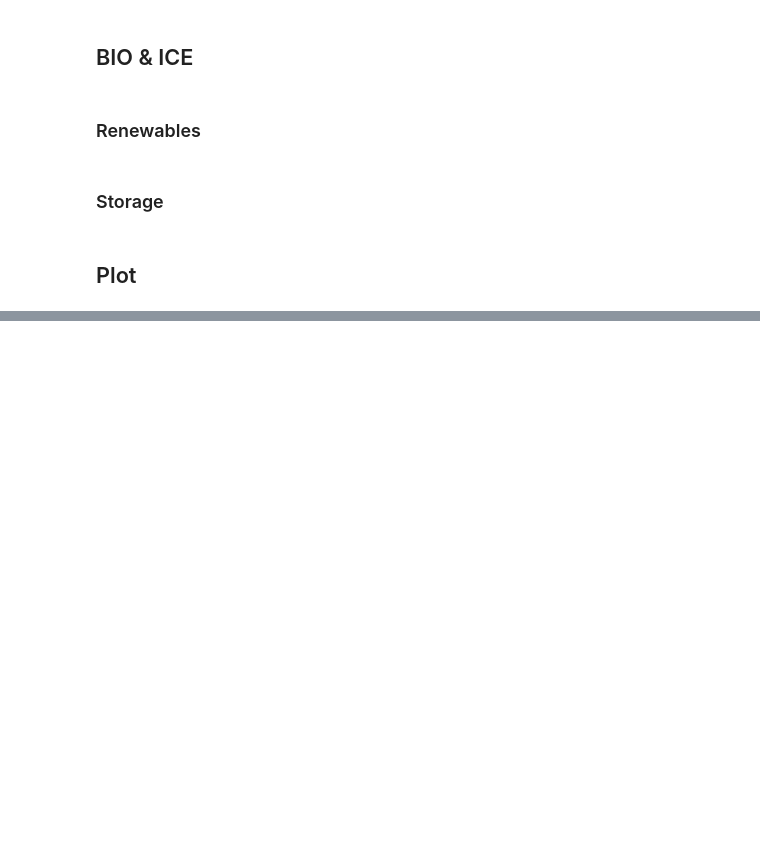
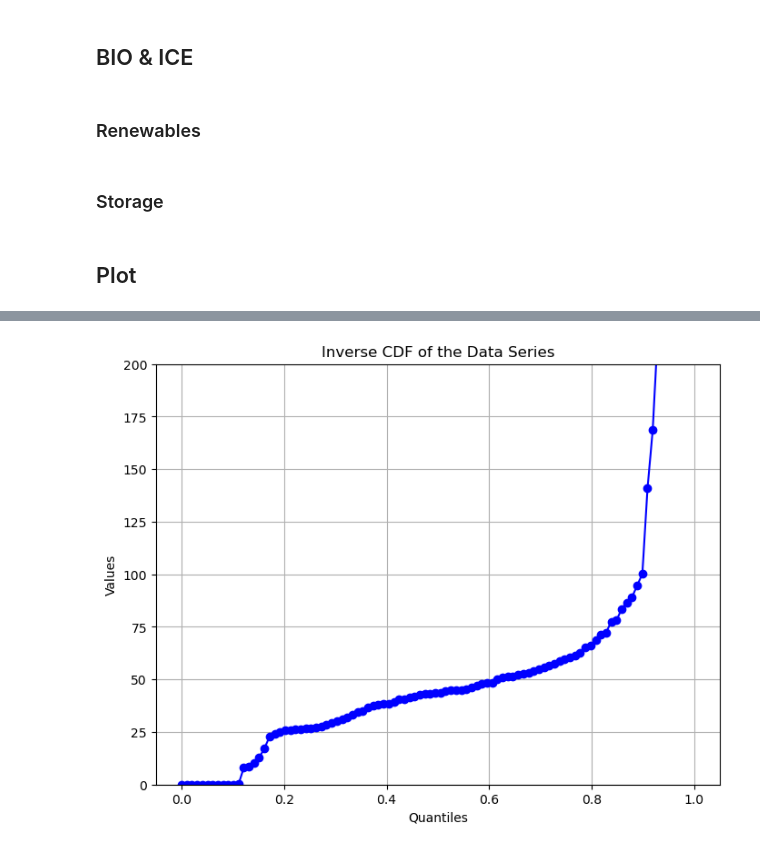
Before and after one commit to niklauskun/STESTS, a Jupyter notebook: Diagnose.ipynb, the cells around one changed output, grey strips where cells are left out. Drawn from its saved outputs; the diff is of its cells as text; code cells hidden in the pictures; blank space fills up the shorter version.

```diff
--- a/Diagnose.ipynb
+++ b/Diagnose.ipynb
@@ -593,0 +594,2 @@ plt.show()
+# %%
+ThermalGen = pd.read_csv('2032 ADS PCM V2.4.1 Public Data/Processed Data/2022/ThermalGen_C.csv')
@@ -593,0 +628,14 @@ plt.show()
+# %%
+quantiles = np.linspace(0, 1, 100)  # 100 quantile points from 0 to 1
+inverse_cdf_values = (ThermalGen.iloc[:,23]/ThermalGen.iloc[:,3]).quantile(quantiles)
+
+plt.figure(figsize=(8, 6))
+plt.plot(quantiles, inverse_cdf_values, marker='o', linestyle='-', color='b')
+plt.title('Inverse CDF of the Data Series')
+plt.xlabel('Quantiles')
+plt.ylabel('Values')
+plt.ylim([0, 200])
+plt.grid(True)
+plt.show()
+# %% [output]
+[figure, added]
```
Also changed, not shown: parts of 8 cells of this notebook, 4 other files.
